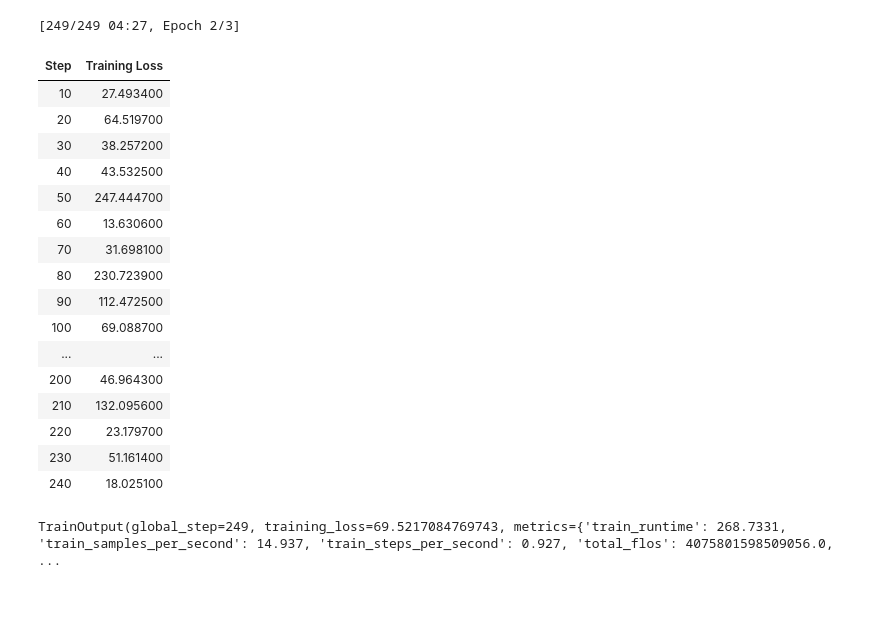
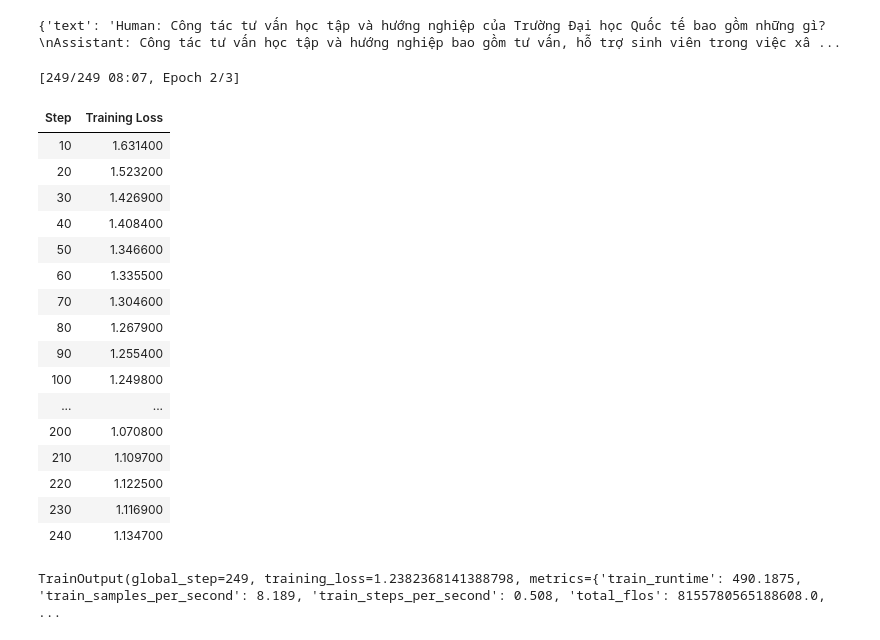
Before and after one commit to KhoiDang1209/LLM_From_Scratch, a Jupyter notebook: FineTuneQLoRA.ipynb, the cells around one changed output. Cells and saved outputs as stored; diff of their text form; code cells hidden in the pictures; blank space fills up the shorter version.

```diff
--- a/FineTuneQLoRA.ipynb
+++ b/FineTuneQLoRA.ipynb
@@ -60,14 +60,14 @@ model_id = "vinai/PhoGPT-4B-Chat"
 
 # Configure 4-bit quantization
 bnb_config = BitsAndBytesConfig(
-    load_in_4bit=True,
-    bnb_4bit_quant_type="nf4",
-    bnb_4bit_compute_dtype=torch.float16,
-    bnb_4bit_use_double_quant=True
+    load_in_8bit=True,
+    bnb_8bit_use_double_quant=True,
+    bnb_8bit_quant_type="nf8",
+    bnb_8bit_compute_dtype=torch.float16
 )
 
 # Load model and tokenizer
-tokenizer = AutoTokenizer.from_pretrained(model_id)
+tokenizer = AutoTokenizer.from_pretrained(model_id, trust_remote_code=True)
 model = AutoModelForCausalLM.from_pretrained(
     model_id,
     quantization_config=bnb_config,
@@ -87,8 +163,6 @@ lora_config = LoraConfig(
     lora_dropout=0.05,
     bias="none",
     task_type="CAUSAL_LM",
-    target_modules=["attn.Wq", "attn.Wk", "attn.Wv", "attn.out_proj"]  # targeting attention components
+    target_modules=["attn.Wqkv", "attn.out_proj"]  # targeting attention components
 )
-
-# Get PEFT model
 model = get_peft_model(model, lora_config)
@@ -177,52 +231,56 @@ Successfully installed peft-0.5.0 transformers-4.31.0 trl-0.4.7
+# %%
+print(dataset[0])
+# %% [output]
+{'text': 'Human: Công tác tư vấn học tập và hướng nghiệp của Trường Đại học Quốc tế bao gồm những gì?\nAssistant: Công tác tư vấn học tập và hướng nghiệp bao gồm tư vấn, hỗ trợ sinh viên trong việc xâ ...
 # %%
 from trl import SFTTrainer
 from transformers import TrainingArguments
 
 # Configure training arguments without evaluation
 training_args = TrainingArguments(
-    output_dir="./phogpt-qlora-finetuned",
+    output_dir="./phogpt-lora-finetuned",
     num_train_epochs=3,
     per_device_train_batch_size=4,
     gradient_accumulation_steps=4,
     learning_rate=2e-4,
     fp16=True,
     logging_steps=10,
     save_strategy="epoch",
     # Remove evaluation_strategy and load_best_model_at_end
     warmup_ratio=0.1,
     weight_decay=0.01,
     max_grad_norm=0.3,
 )
 
 # Initialize the trainer
 trainer = SFTTrainer(
     model=model,
     tokenizer=tokenizer,
     train_dataset=dataset,
     dataset_text_field="text",  # This should match the field name in your dataset
     max_seq_length=512,
     args=training_args
 )
 
 # Start training
 trainer.train()
 # %% [output]
-[249/249 04:27, Epoch 2/3]
+[249/249 08:07, Epoch 2/3]
 | Step | Training Loss |
-| 10 | 27.493400 |
-| 20 | 64.519700 |
-| 30 | 38.257200 |
-| 40 | 43.532500 |
-| 50 | 247.444700 |
-| 60 | 13.630600 |
-| 70 | 31.698100 |
-| 80 | 230.723900 |
-| 90 | 112.472500 |
-| 100 | 69.088700 |
+| 10 | 1.631400 |
+| 20 | 1.523200 |
+| 30 | 1.426900 |
+| 40 | 1.408400 |
+| 50 | 1.346600 |
+| 60 | 1.335500 |
+| 70 | 1.304600 |
+| 80 | 1.267900 |
+| 90 | 1.255400 |
+| 100 | 1.249800 |
 | ... | ... |
-| 200 | 46.964300 |
-| 210 | 132.095600 |
-| 220 | 23.179700 |
-| 230 | 51.161400 |
-| 240 | 18.025100 |
+| 200 | 1.070800 |
+| 210 | 1.109700 |
+| 220 | 1.122500 |
+| 230 | 1.116900 |
+| 240 | 1.134700 |
-TrainOutput(global_step=249, training_loss=69.5217084769743, metrics={'train_runtime': 268.7331, 'train_samples_per_second': 14.937, 'train_steps_per_second': 0.927, 'total_flos': 4075801598509056.0,  ...
+TrainOutput(global_step=249, training_loss=1.2382368141388798, metrics={'train_runtime': 490.1875, 'train_samples_per_second': 8.189, 'train_steps_per_second': 0.508, 'total_flos': 8155780565188608.0, ...
```
Also changed, not shown: parts of 11 cells of this notebook, 6 other files.
